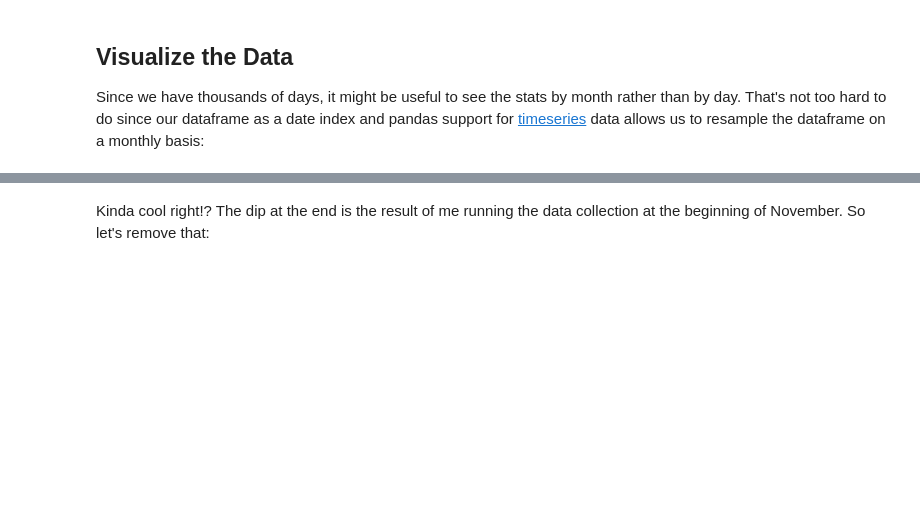
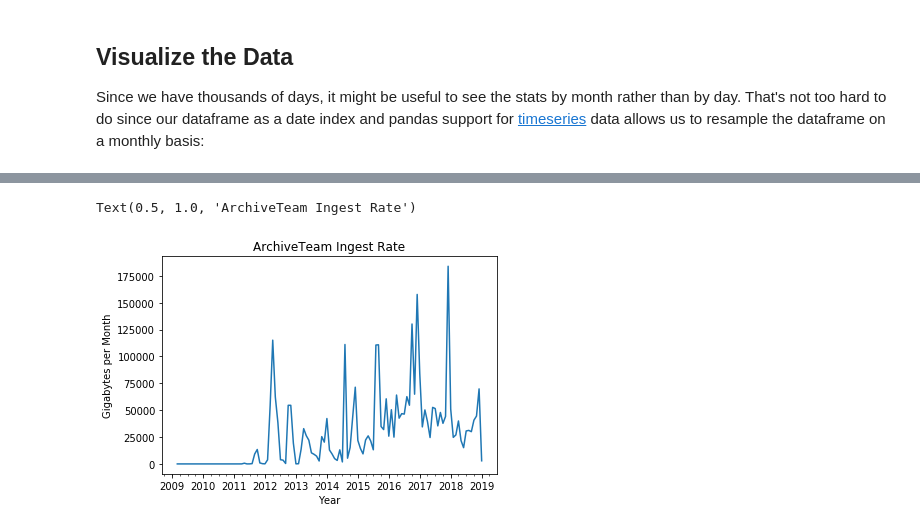
Before and after one commit to edsu/notebooks, a Jupyter notebook: ArchiveTeam.ipynb, the cells around one changed output, grey strips where cells are left out. Drawn from its saved outputs; the diff is of its cells as text; code cells hidden in the pictures; blank space fills up the shorter version.

```diff
--- a/ArchiveTeam.ipynb
+++ b/ArchiveTeam.ipynb
@@ -152,6 +118,10 @@ sizes_by_month.head()
 # %%
 %matplotlib inline
 
-sizes_by_month['gb'].plot()
+plot = sizes_by_month['gb'].plot()
+plot.set_xlabel('Year')
+plot.set_ylabel('Gigabytes per Month')
+plot.set_title('ArchiveTeam Ingest Rate')
+# %% [output]
+Text(0.5, 1.0, 'ArchiveTeam Ingest Rate')
+[figure, added]
-# %% [markdown]
-Kinda cool right!? The dip at the end is the result of me running the data collection at the beginning of November. So let's remove that:
```
Also changed, not shown: parts of 28 cells of this notebook, 2 other files.
